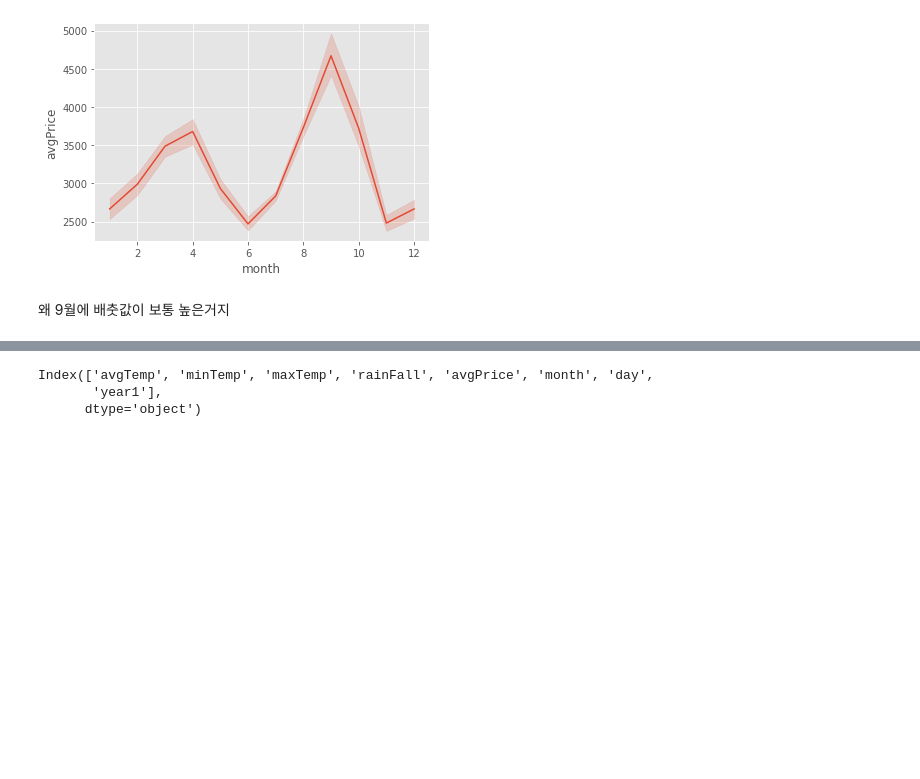
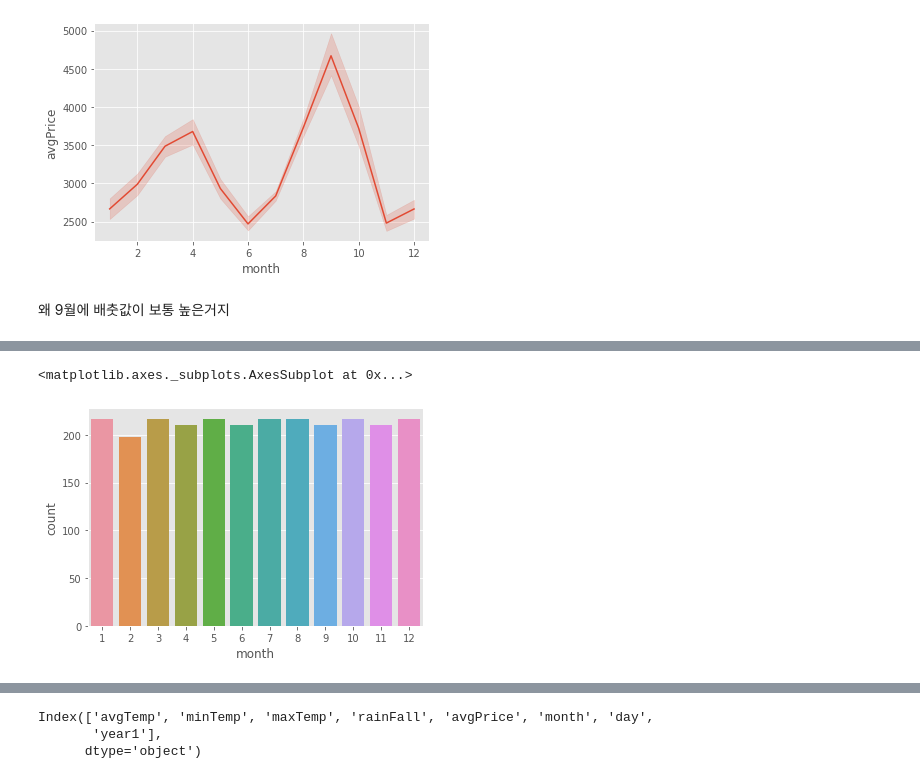
Before and after one commit to jiin124/4th_kaggle_study, a Jupyter notebook: 5주차/선형회귀_실습_배추가격_예측.ipynb, the cells around one changed output, grey strips where cells are left out. Drawn from its saved outputs; the diff is of its cells as text; code cells hidden in the pictures; blank space fills up the shorter version.

```diff
--- a/5주차/선형회귀_실습_배추가격_예측.ipynb
+++ b/5주차/선형회귀_실습_배추가격_예측.ipynb
@@ -170,0 +206,5 @@ sns.lineplot(data=train,x='month',y='avgPrice')
+# %%
+sns.countplot(data=train,x='month')
+# %% [output]
+<matplotlib.axes._subplots.AxesSubplot at 0x...>
+[figure, added]
```
Also changed, not shown: parts of 60 cells of this notebook.
